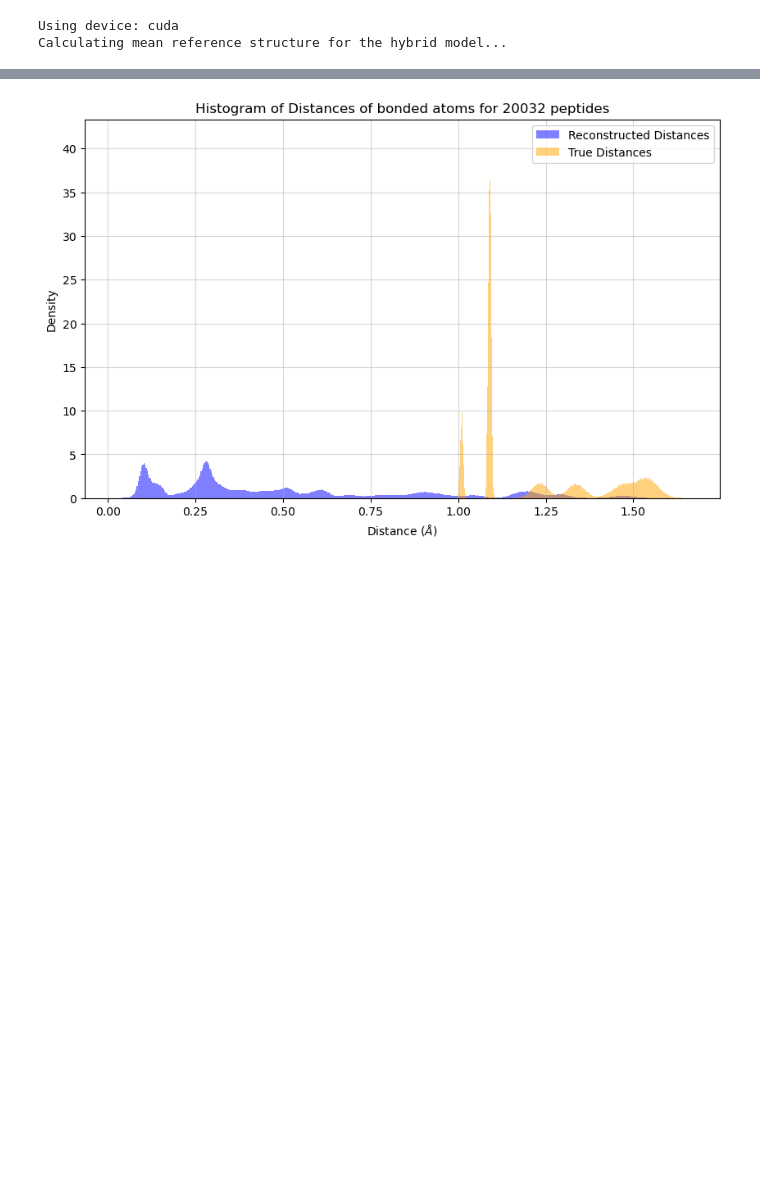
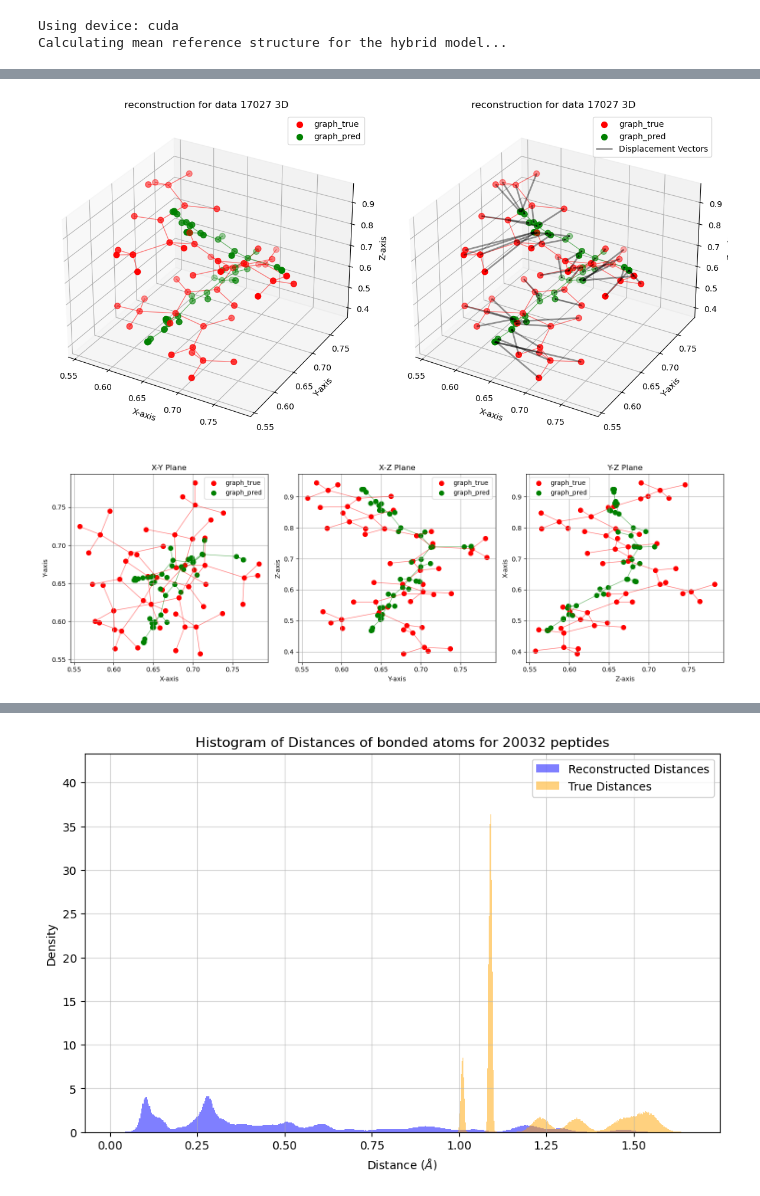
Before and after one commit to clod2000/GenAI-for-peptides, a Jupyter notebook: FULL_ATOM/CODES/notebook_atomic_distance.ipynb, the cells around one changed output, grey strips where cells are left out. Cells and saved outputs as stored; diff of their text form; code cells hidden in the pictures; blank space fills up the shorter version.

```diff
--- a/FULL_ATOM/CODES/notebook_atomic_distance.ipynb
+++ b/FULL_ATOM/CODES/notebook_atomic_distance.ipynb
@@ -300,0 +300,22 @@ tensor([[0.6394, 0.6404, 0.9021],
+# %%
+losses = []
+for i, data in enumerate(dataset_scaled):
+    pos = data.pos.to(device)
+    pos_recon = recon_positions[i]
+
+    # Calculate the loss
+    loss = F.mse_loss(pos,pos_recon).item()
+    losses.append(loss)
+# %%
+best_index = np.argmin(losses).item()
+print(f"Best reconstruction loss: {losses[best_index]} for peptide index {best_index}")
+
+pos_recon_best = recon_positions[best_index].cpu()
+data_true_best = dataset_scaled[best_index]
+
+fig, ax = plt.subplots(1, 2, figsize=(12, 6), subplot_kw={'projection': '3d'})
+
+plot_graph_pred(pos_recon_best, data_true_best, ax=ax[0], title=f"reconstruction for data {best_index} 3D", planewise=False,quiver=False)
+plot_graph_pred(pos_recon_best, data_true_best, ax=ax[1], title=f"reconstruction for data {best_index} 3D", planewise=False)
+plot_graph_pred(pos_recon_best, data_true_best, title=f"reconstruction for data {best_index} 2D", planewise=True,quiver=False)
+# %% [output]
@@ -301,3 +323,5 @@ tensor([[0.6394, 0.6404, 0.9021],
+[figure, added]
+[figure, added]
 # %%
 # rescale back to original scale
 max_pos = torch.tensor([28.9800, 29.0000, 29.0100])
```
Also changed, not shown: parts of 5 cells of this notebook, 4 other files.
